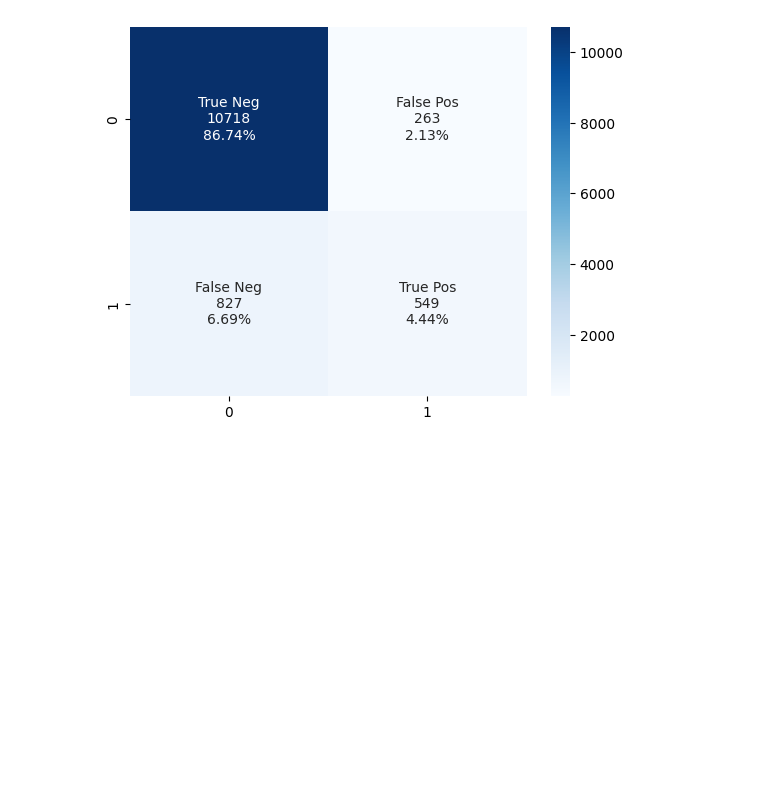
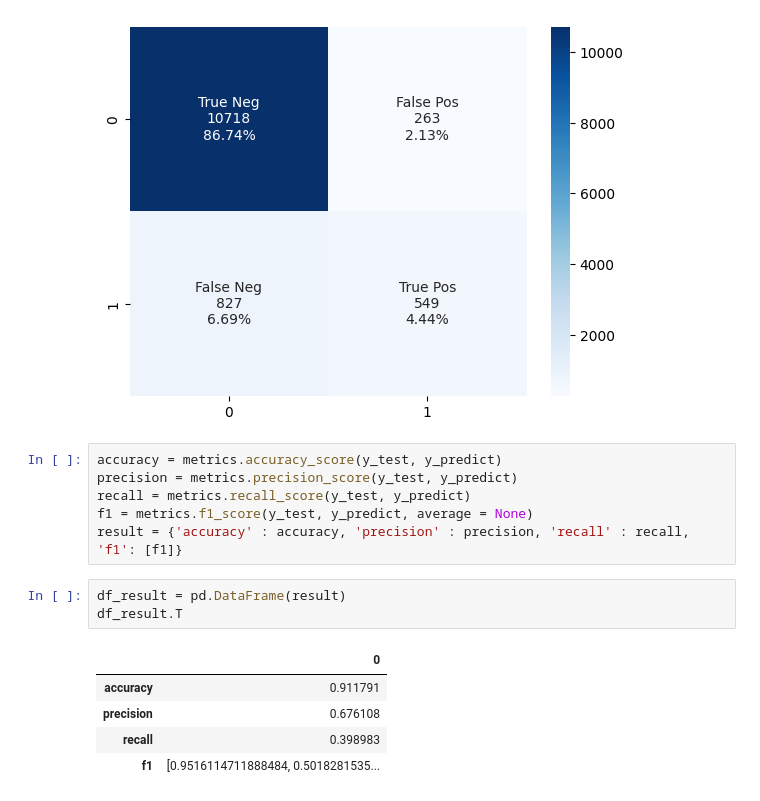
Before and after one commit to oblyshchak/ds_homeworks, a Jupyter notebook: lesson_38, log_model/homework.ipynb, the cells around one changed output. Cells and saved outputs as stored; diff of their text form; blank space fills up the shorter version.

Commit message:
calculate metrics
Signed-off-by: Oleksandra Blyshchak <oleksandra.blyschak@gmail.com>

```diff
--- a/lesson_38, log_model/homework.ipynb
+++ b/lesson_38, log_model/homework.ipynb
@@ -104,3 +104,18 @@ sns.heatmap(matrix, annot=labels, fmt='', cmap='Blues')
 # %% [output]
 <AxesSubplot: >
 [figure]
+# %%
+accuracy = metrics.accuracy_score(y_test, y_predict)
+precision = metrics.precision_score(y_test, y_predict)
+recall = metrics.recall_score(y_test, y_predict)
+f1 = metrics.f1_score(y_test, y_predict, average = None)
+result = {'accuracy' : accuracy, 'precision' : precision, 'recall' : recall, 'f1': [f1]}
+# %%
+df_result = pd.DataFrame(result)
+df_result.T
+# %% [output]
+|  | 0 |
+| accuracy | 0.911791 |
+| precision | 0.676108 |
+| recall | 0.398983 |
+| f1 | [0.9516114711888484, 0.5018281535... |
```
Also changed, not shown: parts of 1 cell of this notebook.
